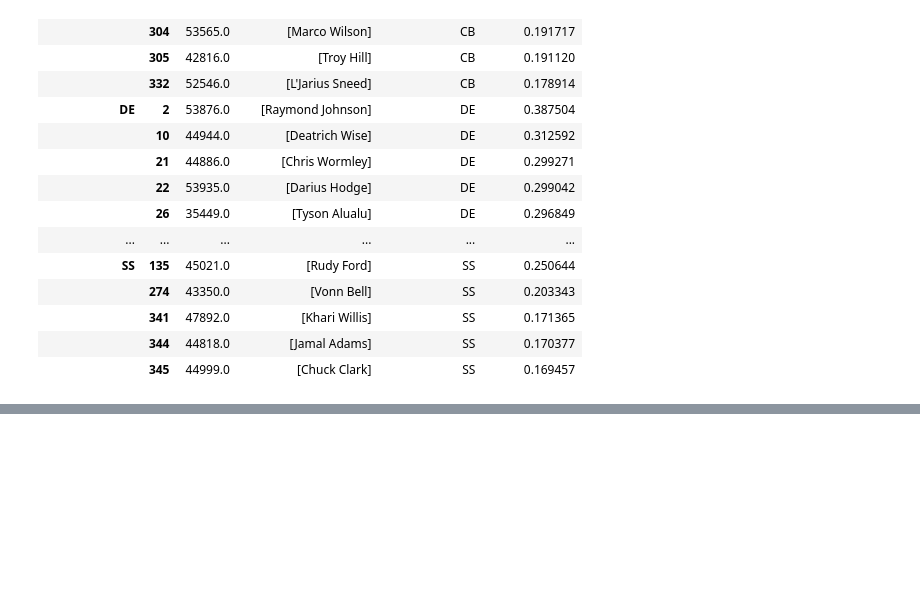
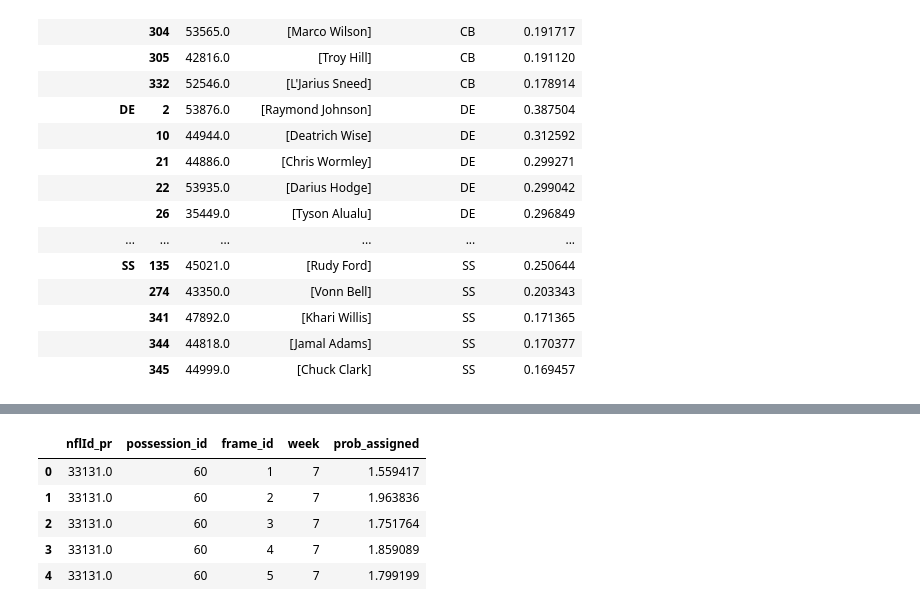
Before and after one commit to IshTheCoder/Matchup_Identifier, a Jupyter notebook: src/Maximization Sandbox.ipynb, the cells around one changed output, grey strips where cells are left out. Cells and saved outputs as stored; diff of their text form; code cells hidden in the pictures; blank space fills up the shorter version.

```diff
--- a/src/Maximization Sandbox.ipynb
+++ b/src/Maximization Sandbox.ipynb
@@ -184,0 +175,9 @@ attention_df.rename(mapper = {"displayName":"rusher_name"}, inplace = True, axis
+# %%
+attention_drawn_frame.head()
+# %% [output]
+|  | nflId_pr | possession_id | frame_id | week | prob_assigned |
+| 0 | 33131.0 | 60 | 1 | 7 | 1.559417 |
+| 1 | 33131.0 | 60 | 2 | 7 | 1.963836 |
+| 2 | 33131.0 | 60 | 3 | 7 | 1.751764 |
+| 3 | 33131.0 | 60 | 4 | 7 | 1.859089 |
+| 4 | 33131.0 | 60 | 5 | 7 | 1.799199 |
```
Also changed, not shown: parts of 17 cells of this notebook.
